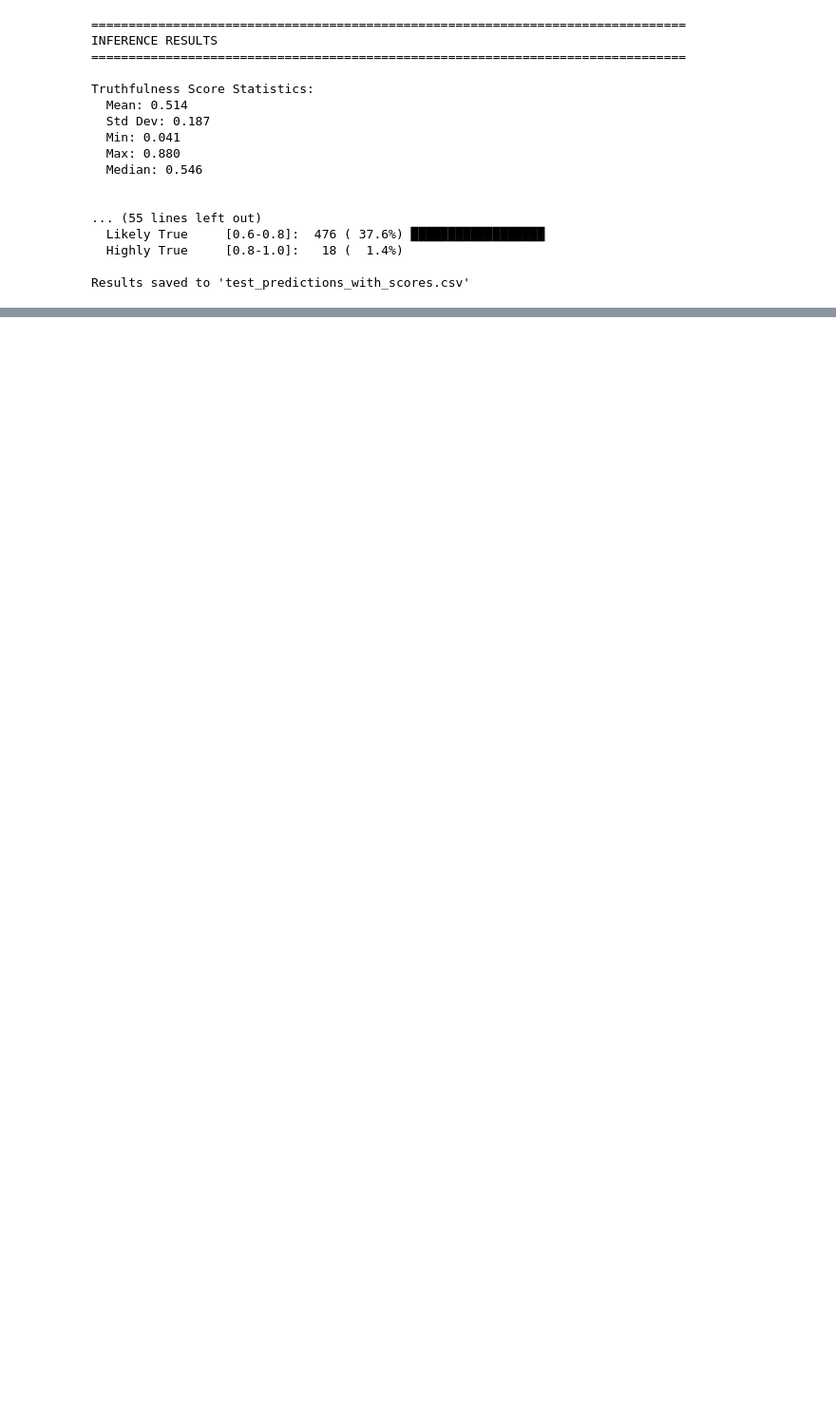
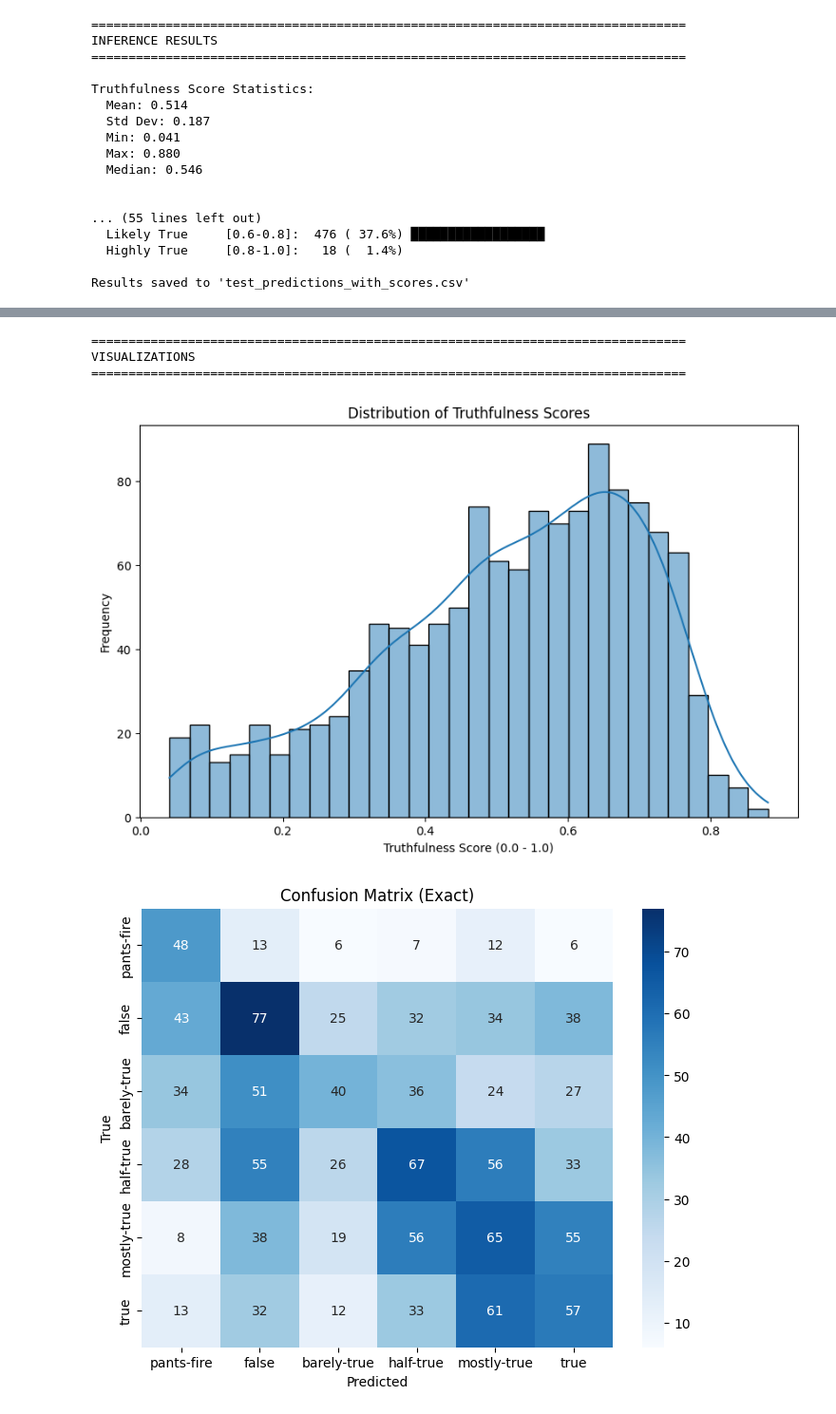
Before and after one commit to ethan-wst/Fake_News_Detection, a Jupyter notebook: demo.ipynb, the cells around one changed output, grey strips where cells are left out. Shown at 95% size. Saved outputs shown, nothing was run; the diff lists cells and outputs as text; code cells hidden in the pictures; blank space fills up the shorter version.

```diff
--- a/demo.ipynb
+++ b/demo.ipynb
@@ -328,0 +441,62 @@ Results saved to 'test_predictions_with_scores.csv'
+# %%
+# Visualizations
+import matplotlib.pyplot as plt
+import seaborn as sns
+from sklearn.metrics import confusion_matrix
+
+print("\n\n" + "="*80)
+print("VISUALIZATIONS")
+print("="*80)
+
+# Histogram of truthfulness scores
+
+plt.figure(figsize=(10, 6))
+sns.histplot(truthfulness_scores, bins=30, kde=True)
+plt.title("Distribution of Truthfulness Scores")
+plt.xlabel("Truthfulness Score (0.0 - 1.0)")
+plt.ylabel("Frequency")
+plt.show()
+
+
+# Confusion matrix (exact)
+
+y_true = test_df['label_encoded'].values
+y_pred = test_df['predicted_class'].values
+cm = confusion_matrix(y_true, y_pred)
+
+plt.figure(figsize=(8, 6))
+sns.heatmap(
+    cm, annot=True, fmt='d',
+    xticklabels=class_names, yticklabels=class_names,
+    cmap="Blues"
+)
+plt.title("Confusion Matrix (Exact)")
+plt.xlabel("Predicted")
+plt.ylabel("True")
+plt.show()
+
+
+# Off-by-1 tolerant confusion matrix
+
+cm_off1 = np.zeros_like(cm)
+for i in range(6):
+    for j in range(6):
+        if abs(i - j) <= 1:
+            cm_off1[i, j] = cm[i, j]
+
+plt.figure(figsize=(8, 6))
+sns.heatmap(
+    cm_off1, annot=True, fmt='d',
+    xticklabels=class_names, yticklabels=class_names,
+    cmap="Greens"
+)
+plt.title("Confusion Matrix (±1 Tolerance)")
+plt.xlabel("Predicted")
+plt.ylabel("True")
+plt.show()
+# %% [output]
+================================================================================
+VISUALIZATIONS
+================================================================================
+[figure, added]
+[figure, added]
```
Also changed, not shown: parts of 5 cells of this notebook, 3 other files.
